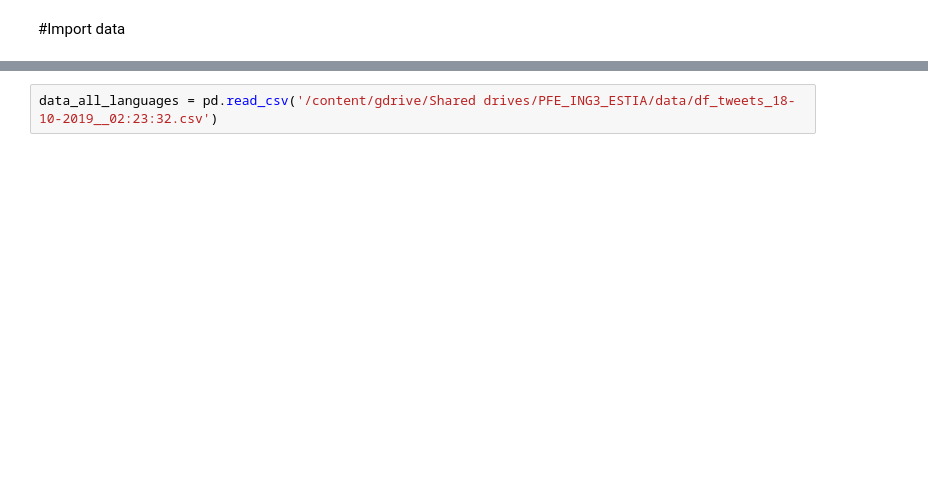
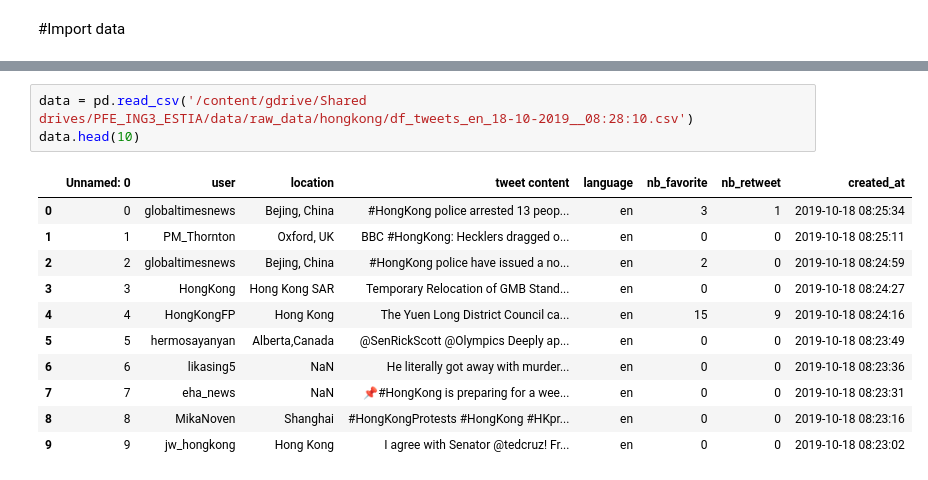
Before and after one commit to RoshanTS/extract-2, a Jupyter notebook: cleaning_tweets.ipynb, the cells around one changed output, grey strips where cells are left out. Cells and saved outputs as stored; diff of their text form; blank space fills up the shorter version.

```diff
--- a/cleaning_tweets.ipynb
+++ b/cleaning_tweets.ipynb
@@ -26,2 +31,15 @@ df_tweets.csv                       df_tweets_rouen_fire.csv
 # %%
-data_all_languages = pd.read_csv('/content/gdrive/Shared drives/PFE_ING3_ESTIA/data/df_tweets_18-10-2019__02:23:32.csv')
+data = pd.read_csv('/content/gdrive/Shared drives/PFE_ING3_ESTIA/data/raw_data/hongkong/df_tweets_en_18-10-2019__08:28:10.csv')
+data.head(10)
+# %% [output]
+|  | Unnamed: 0 | user | location | tweet content | language | nb_favorite | nb_retweet | created_at |
+| 0 | 0 | globaltimesnews | Bejing, China | #HongKong police arrested 13 peop... | en | 3 | 1 | 2019-10-18 08:25:34 |
+| 1 | 1 | PM_Thornton | Oxford, UK | BBC #HongKong: Hecklers dragged o... | en | 0 | 0 | 2019-10-18 08:25:11 |
+| 2 | 2 | globaltimesnews | Bejing, China | #HongKong police have issued a no... | en | 2 | 0 | 2019-10-18 08:24:59 |
+| 3 | 3 | HongKong | Hong Kong SAR | Temporary Relocation of GMB Stand... | en | 0 | 0 | 2019-10-18 08:24:27 |
+| 4 | 4 | HongKongFP | Hong Kong | The Yuen Long District Council ca... | en | 15 | 9 | 2019-10-18 08:24:16 |
+| 5 | 5 | hermosayanyan | Alberta,Canada | @SenRickScott @Olympics Deeply ap... | en | 0 | 0 | 2019-10-18 08:23:49 |
+| 6 | 6 | likasing5 | NaN | He literally got away with murder... | en | 0 | 0 | 2019-10-18 08:23:36 |
+| 7 | 7 | eha_news | NaN | 📌#HongKong is preparing for a wee... | en | 0 | 0 | 2019-10-18 08:23:31 |
+| 8 | 8 | MikaNoven | Shanghai | #HongKongProtests #HongKong #HKpr... | en | 0 | 0 | 2019-10-18 08:23:16 |
+| 9 | 9 | jw_hongkong | Hong Kong | I agree with Senator @tedcruz! Fr... | en | 0 | 0 | 2019-10-18 08:23:02 |
```
Also changed, not shown: parts of 29 cells of this notebook.
